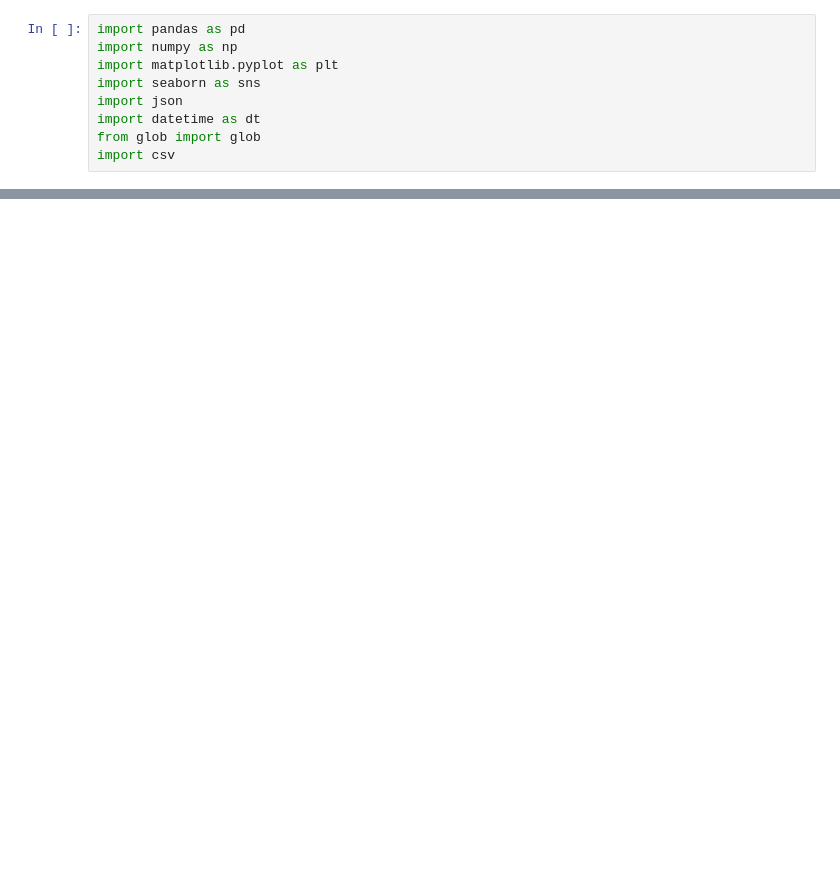
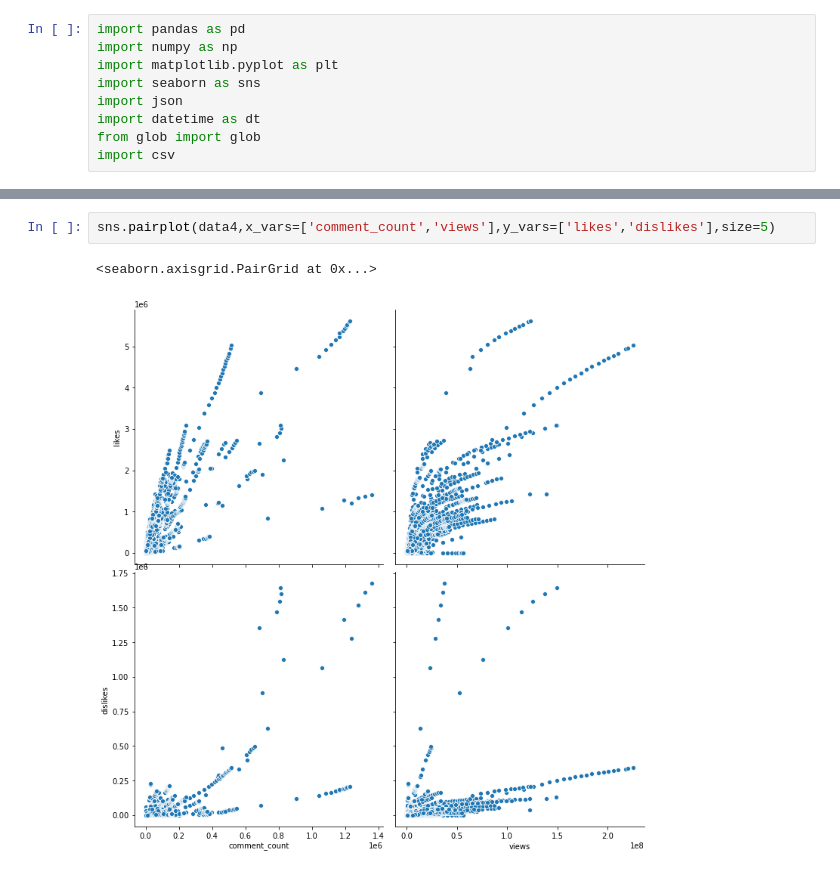
Before and after one commit to mjijas/DS_Project_2020, a Jupyter notebook: DSProject.ipynb, the cells around one changed output, grey strips where cells are left out. Drawn from its saved outputs; the diff is of its cells as text; blank space fills up the shorter version.

```diff
--- a/DSProject.ipynb
+++ b/DSProject.ipynb
@@ -99,0 +119,5 @@ data4.head()
+# %%
+sns.pairplot(data4,x_vars=['comment_count','views'],y_vars=['likes','dislikes'],size=5)
+# %% [output]
+<seaborn.axisgrid.PairGrid at 0x...>
+[figure, added]
```
Also changed, not shown: parts of 5 cells of this notebook.
